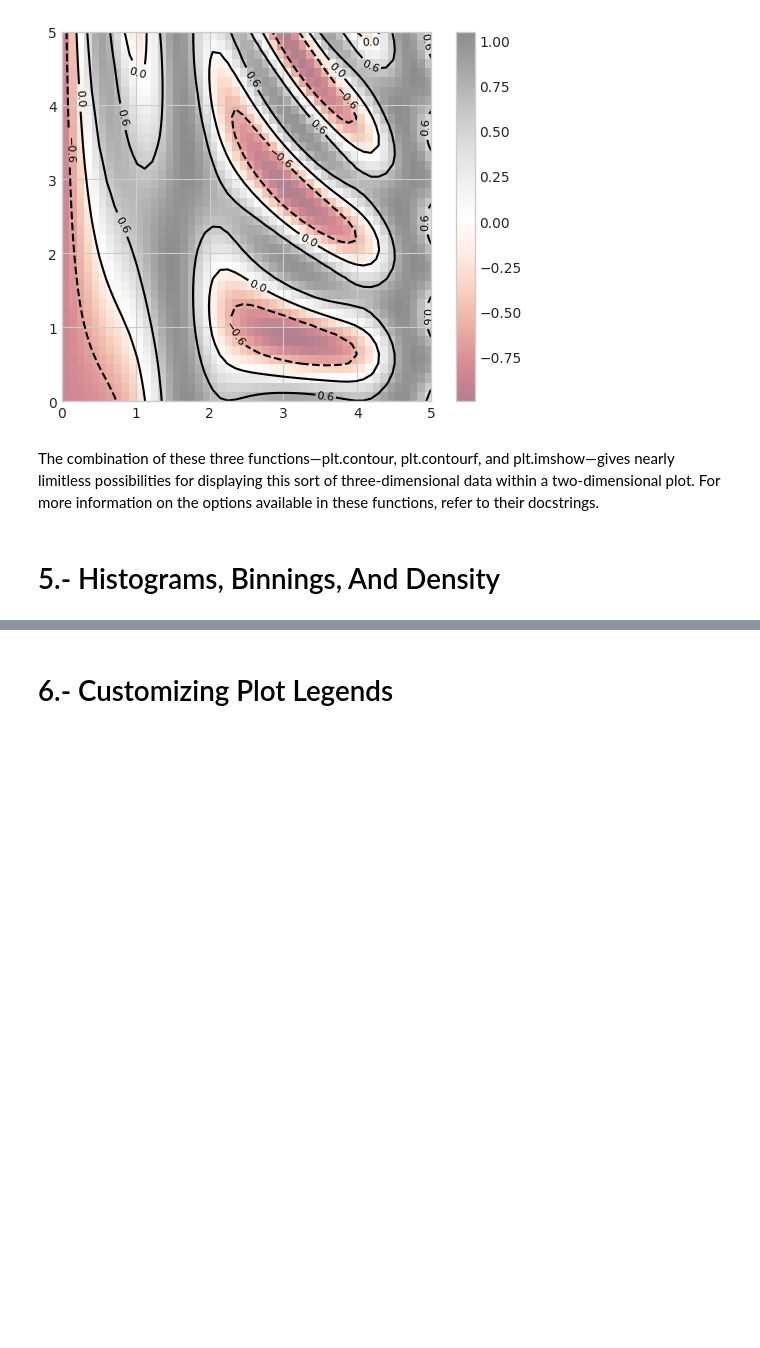
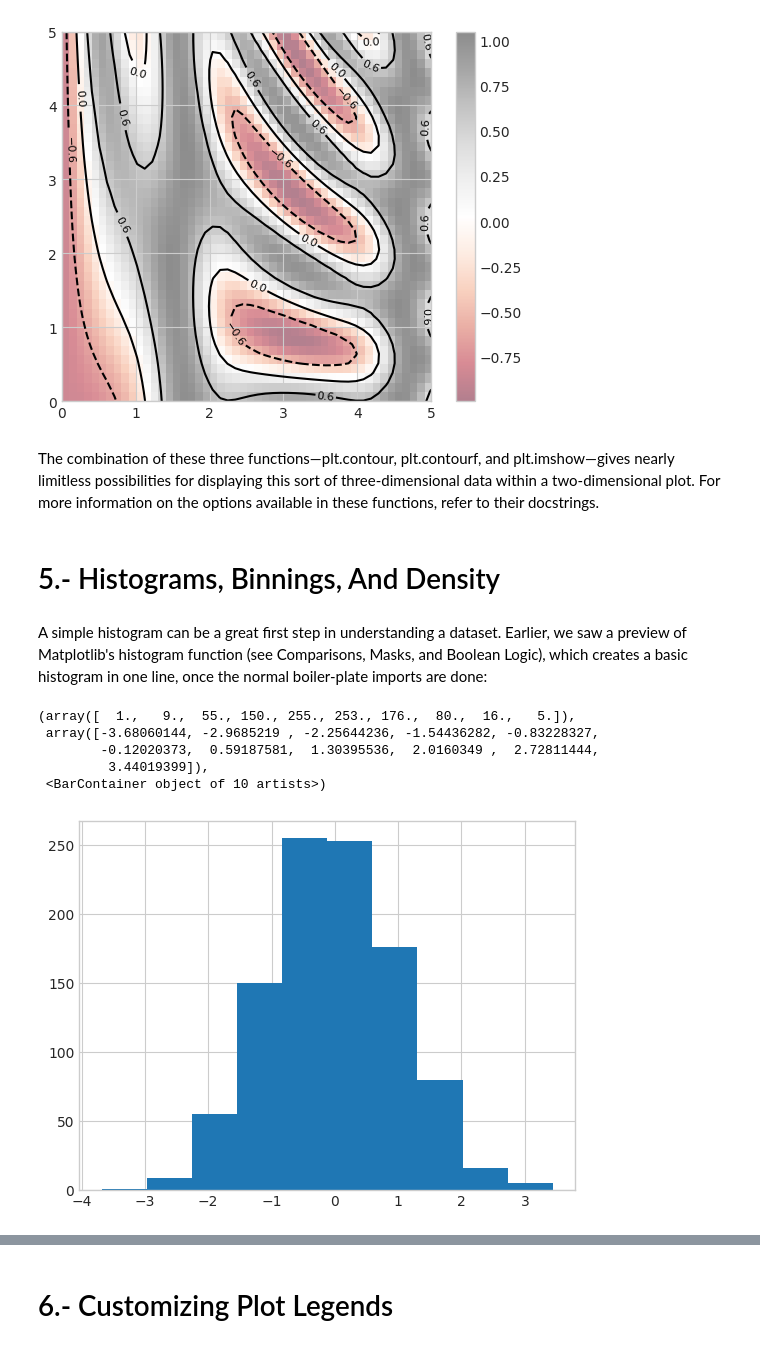
Before and after one commit to dirodgu/python_data_analysis_course, a Jupyter notebook: notebooks/chapter_4.ipynb, the cells around one changed output, grey strips where cells are left out. Cells and saved outputs as stored; diff of their text form; code cells hidden in the pictures; blank space fills up the shorter version.

```diff
--- a/notebooks/chapter_4.ipynb
+++ b/notebooks/chapter_4.ipynb
@@ -579,3 +579,21 @@ plt.colorbar();
 The combination of these three functions—plt.contour, plt.contourf, and plt.imshow—gives nearly limitless possibilities for displaying this sort of three-dimensional data within a two-dimensional plot. For more information on the options available in these functions, refer to their docstrings.
 # %% [markdown]
 # 5.- Histograms, Binnings, And Density
+# %% [markdown]
+A simple histogram can be a great first step in understanding a dataset. Earlier, we saw a preview of Matplotlib's histogram function (see Comparisons, Masks, and Boolean Logic), which creates a basic histogram in one line, once the normal boiler-plate imports are done:
+# %%
+%matplotlib inline
+import numpy as np
+import matplotlib.pyplot as plt
+plt.style.use('seaborn-v0_8-whitegrid')
+
+data = np.random.randn(1000)
+# %%
+plt.hist(data)
+# %% [output]
+(array([  1.,   9.,  55., 150., 255., 253., 176.,  80.,  16.,   5.]),
+ array([-3.68060144, -2.9685219 , -2.25644236, -1.54436282, -0.83228327,
+        -0.12020373,  0.59187581,  1.30395536,  2.0160349 ,  2.72811444,
+         3.44019399]),
+ <BarContainer object of 10 artists>)
+[figure, added]
```
Also changed, not shown: parts of 38 cells of this notebook.
